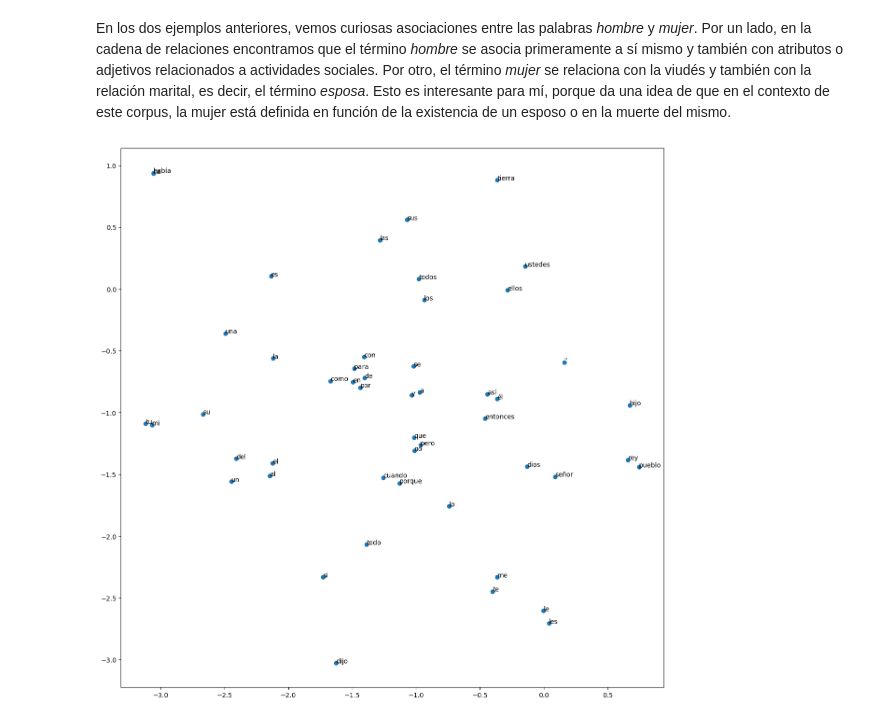
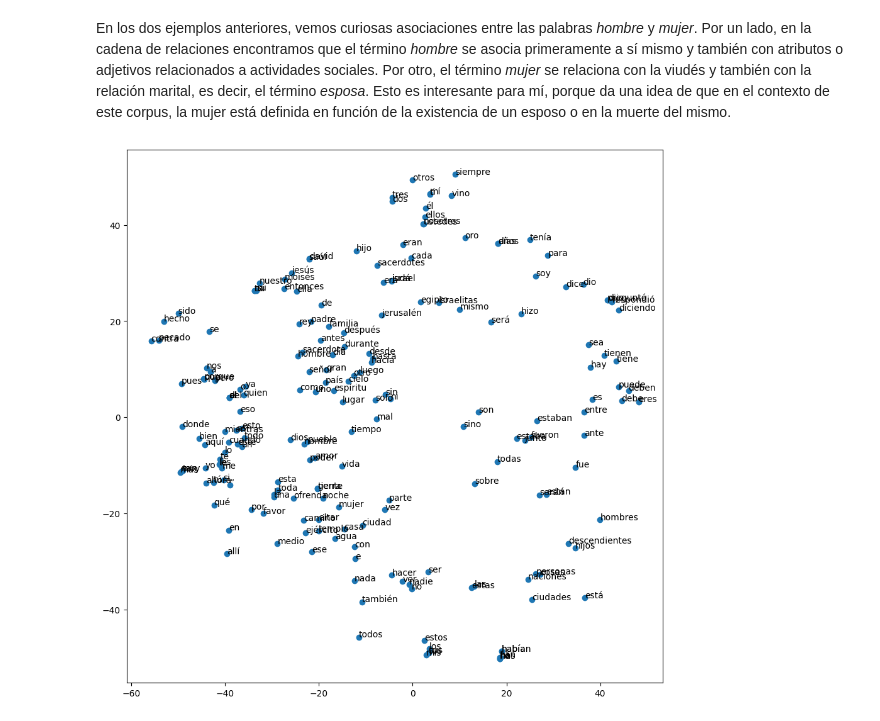
Before and after one commit to lucasescucha/Desafios-PLN, a Jupyter notebook: Segundo desafío/Desafio_2.ipynb, the cells around one changed output. Drawn from its saved outputs; the diff is of its cells as text; code cells hidden in the pictures.

```diff
--- a/Segundo desafío/Desafio_2.ipynb
+++ b/Segundo desafío/Desafio_2.ipynb
@@ -641,29 +641,31 @@ def reduce_dimensions(word_model, num_dimensions=2, algorithm='tsne'):
     else:
         model = IncrementalPCA(n_components=num_dimensions)
 
-    vectors = model.fit(vectors)
+    vectors = model.fit_transform(vectors)
 
     return vectors, labels
+# %%
+def plot2dData(_2d_vecs, _2d_labels, n_words):
+    fig = plt.figure(figsize=(11, 11))
+    ax = fig.add_subplot()
+
+    x = _2d_vecs[:n_words, 0]
+    y = _2d_vecs[:n_words, 1]
+
+    labels = _2d_labels[:n_words]
+
+    ax.scatter(x, y)
+
+    for i, txt in enumerate(labels):
+        ax.annotate(txt, (x[i], y[i]))
+
+    fig.show()
 # %%
-_2d_vecs, _2d_labels = reduce_dimensions(best_w2v_model)
+_2d_tsne_vecs, _2d_tsne_labels = reduce_dimensions(best_w2v_model)
-# %%
-MAX_WORDS = 50
-
-fig = plt.figure(figsize=(15, 15))
-ax = fig.add_subplot()
-
-x = _2d_vecs[:MAX_WORDS, 0]
-y = _2d_vecs[:MAX_WORDS, 1]
-
-labels = _2d_labels[:MAX_WORDS]
-
-ax.scatter(x, y)
-
-for i, txt in enumerate(labels):
-    ax.annotate(txt, (x[i], y[i]))
-
-fig.show()
-# %% [output]
-[figure, removed]
+# %%
+MAX_WORDS = 200
+plot2dData(_2d_tsne_vecs, _2d_tsne_labels, MAX_WORDS)
+# %% [output]
+[figure, added]
 # %%
 _2d_pca_vecs, _2d_pca_labels = reduce_dimensions(best_w2v_model, algorithm='pca')
```
Also changed, not shown: parts of 6 cells of this notebook.
